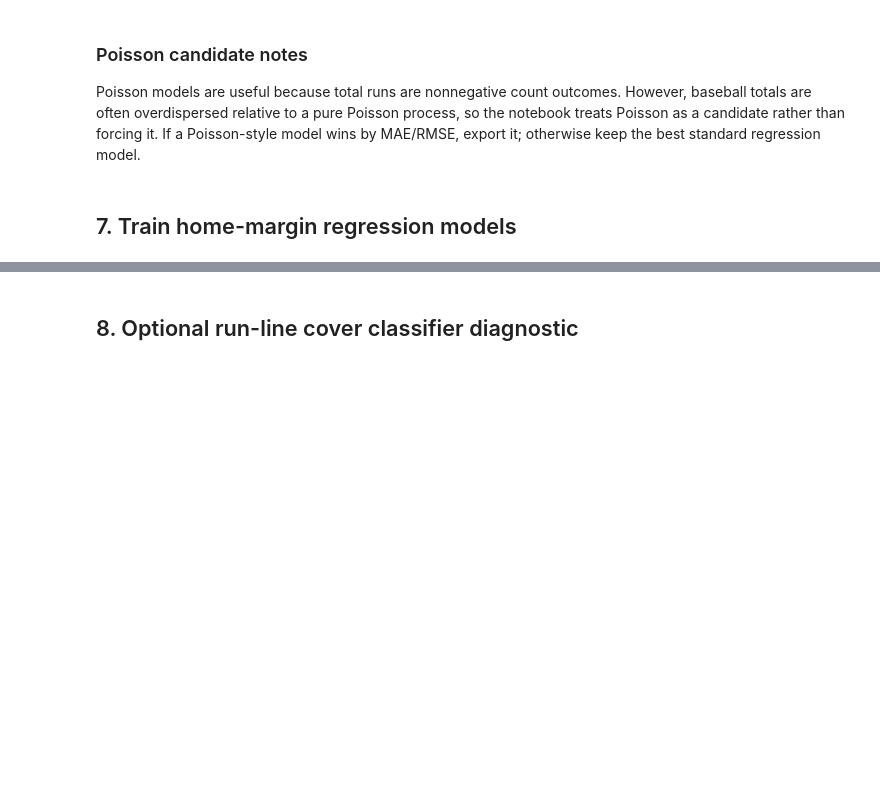
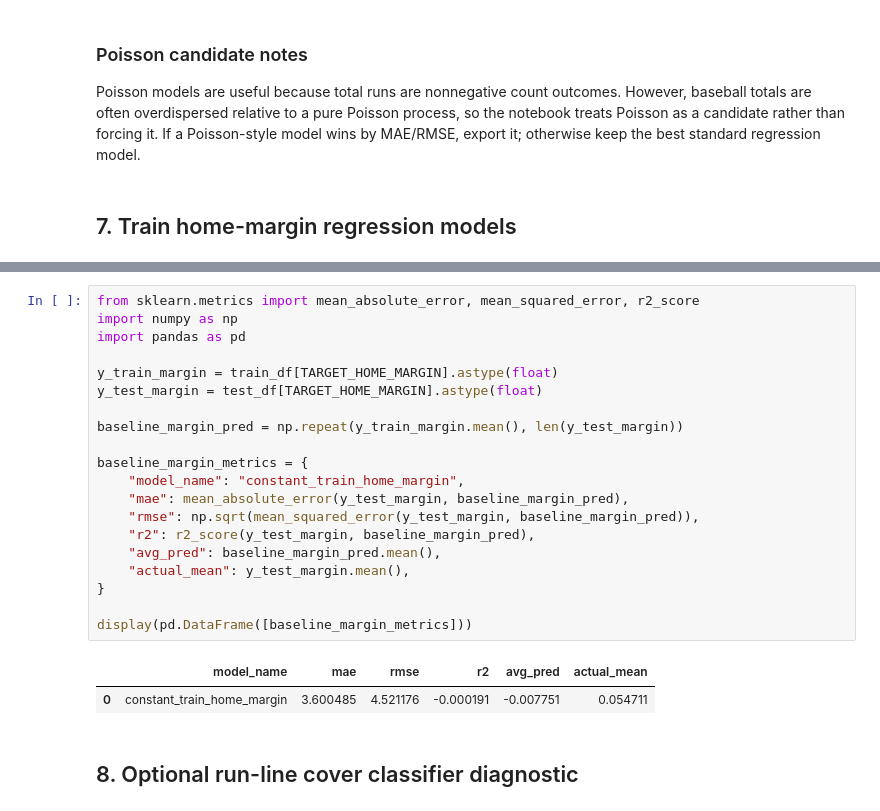
Before and after one commit to racurry1993/TetheredAI, a Jupyter notebook: MLB/mlb_betting_app/notebooks/12_mlb_totals_runline_model_lab.ipynb, the cells around one changed output, grey strips where cells are left out. Drawn from its saved outputs; the diff is of its cells as text; blank space fills up the shorter version.

```diff
--- a/MLB/mlb_betting_app/notebooks/12_mlb_totals_runline_model_lab.ipynb
+++ b/MLB/mlb_betting_app/notebooks/12_mlb_totals_runline_model_lab.ipynb
@@ -431,3 +574,26 @@ display(margin_results_df.head(20))
+# %%
+from sklearn.metrics import mean_absolute_error, mean_squared_error, r2_score
+import numpy as np
+import pandas as pd
+
+y_train_margin = train_df[TARGET_HOME_MARGIN].astype(float)
+y_test_margin = test_df[TARGET_HOME_MARGIN].astype(float)
+
+baseline_margin_pred = np.repeat(y_train_margin.mean(), len(y_test_margin))
+
+baseline_margin_metrics = {
+    "model_name": "constant_train_home_margin",
+    "mae": mean_absolute_error(y_test_margin, baseline_margin_pred),
+    "rmse": np.sqrt(mean_squared_error(y_test_margin, baseline_margin_pred)),
+    "r2": r2_score(y_test_margin, baseline_margin_pred),
+    "avg_pred": baseline_margin_pred.mean(),
+    "actual_mean": y_test_margin.mean(),
+}
+
+display(pd.DataFrame([baseline_margin_metrics]))
+# %% [output]
+|  | model_name | mae | rmse | r2 | avg_pred | actual_mean |
+| 0 | constant_train_home_margin | 3.600485 | 4.521176 | -0.000191 | -0.007751 | 0.054711 |
 # %% [markdown]
 ## 8. Optional run-line cover classifier diagnostic
 # %%
```
Also changed, not shown: parts of 14 cells of this notebook, 45 other files.
